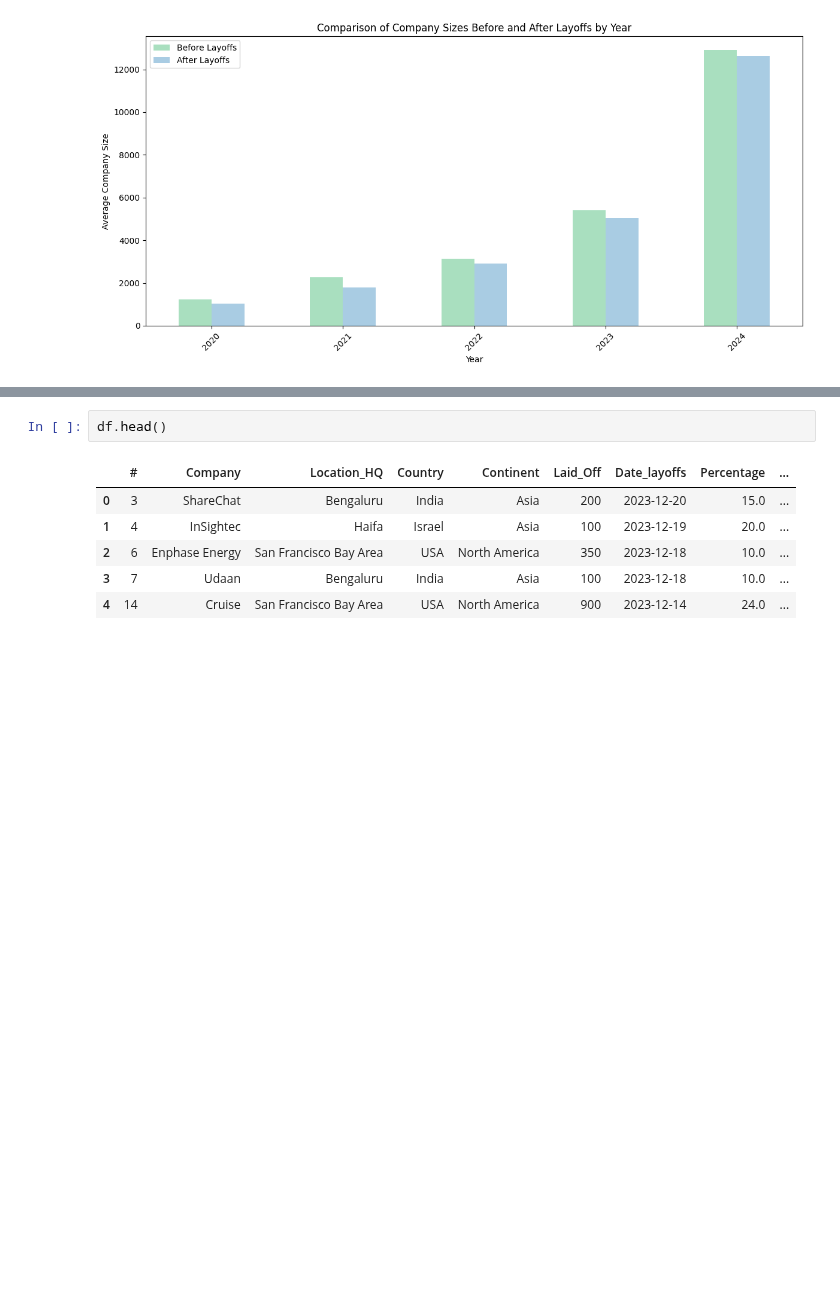
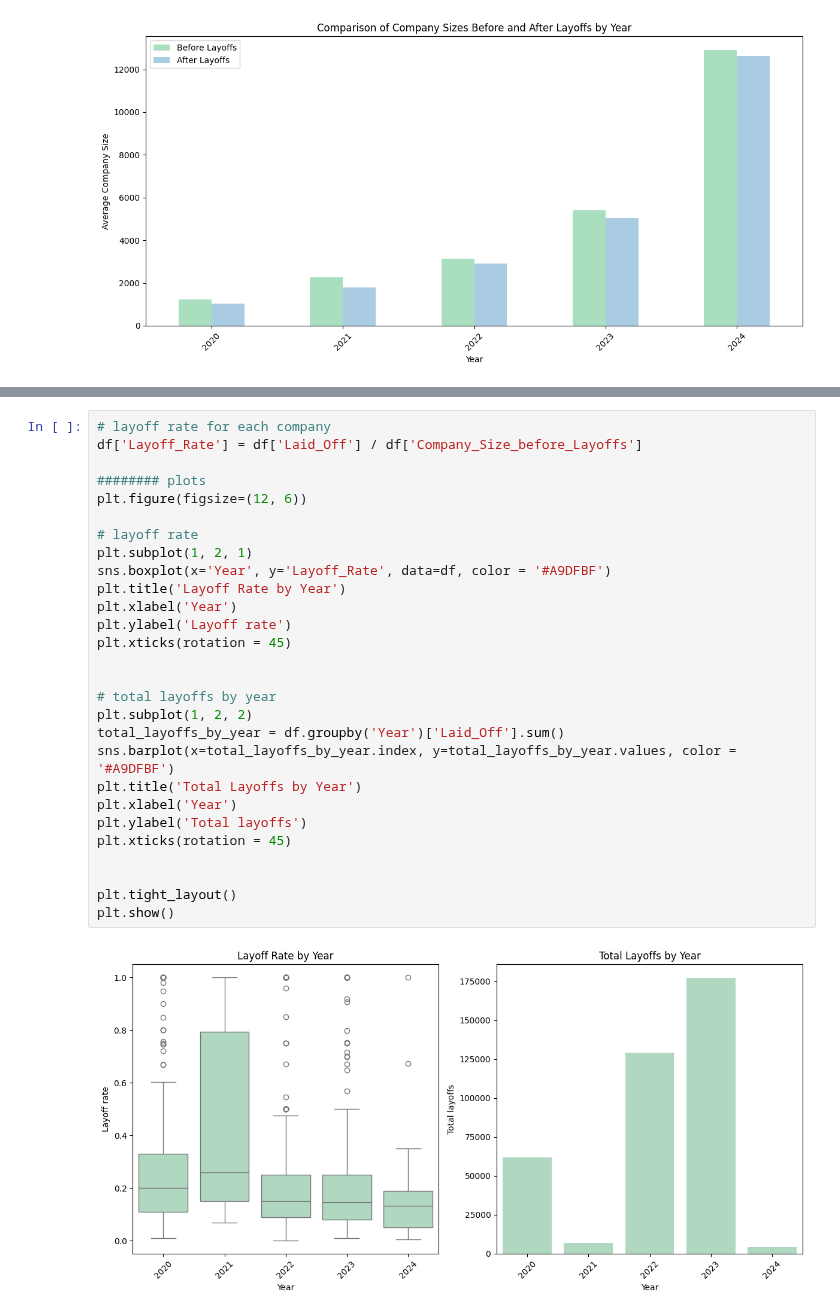
Before and after one commit to COGS108/Group019_WI24, a Jupyter notebook: McKayla_2_More_EDA.ipynb, the cells around one changed output, grey strips where cells are left out. Drawn from its saved outputs; the diff is of its cells as text; blank space fills up the shorter version.

```diff
--- a/McKayla_2_More_EDA.ipynb
+++ b/McKayla_2_More_EDA.ipynb
@@ -108,9 +75,30 @@ plt.show()
-# %%
-df.head()
-# %% [output]
-|  | # | Company | Location_HQ | Country | Continent | Laid_Off | Date_layoffs | Percentage | ... |
-| 0 | 3 | ShareChat | Bengaluru | India | Asia | 200 | 2023-12-20 | 15.0 | ... |
-| 1 | 4 | InSightec | Haifa | Israel | Asia | 100 | 2023-12-19 | 20.0 | ... |
-| 2 | 6 | Enphase Energy | San Francisco Bay Area | USA | North America | 350 | 2023-12-18 | 10.0 | ... |
-| 3 | 7 | Udaan | Bengaluru | India | Asia | 100 | 2023-12-18 | 10.0 | ... |
-| 4 | 14 | Cruise | San Francisco Bay Area | USA | North America | 900 | 2023-12-14 | 24.0 | ... |
+# %%
+# layoff rate for each company
+df['Layoff_Rate'] = df['Laid_Off'] / df['Company_Size_before_Layoffs']
+
+######## plots
+plt.figure(figsize=(12, 6))
+
+# layoff rate
+plt.subplot(1, 2, 1)
+sns.boxplot(x='Year', y='Layoff_Rate', data=df, color = '#A9DFBF')
+plt.title('Layoff Rate by Year')
+plt.xlabel('Year')
+plt.ylabel('Layoff rate')
+plt.xticks(rotation = 45)
+
+
+# total layoffs by year
+plt.subplot(1, 2, 2)
+total_layoffs_by_year = df.groupby('Year')['Laid_Off'].sum()
+sns.barplot(x=total_layoffs_by_year.index, y=total_layoffs_by_year.values, color = '#A9DFBF')
+plt.title('Total Layoffs by Year')
+plt.xlabel('Year')
+plt.ylabel('Total layoffs')
+plt.xticks(rotation = 45)
+
+
+plt.tight_layout()
+plt.show()
+# %% [output]
+[figure, added]
```
Also changed, not shown: parts of 5 cells of this notebook.
